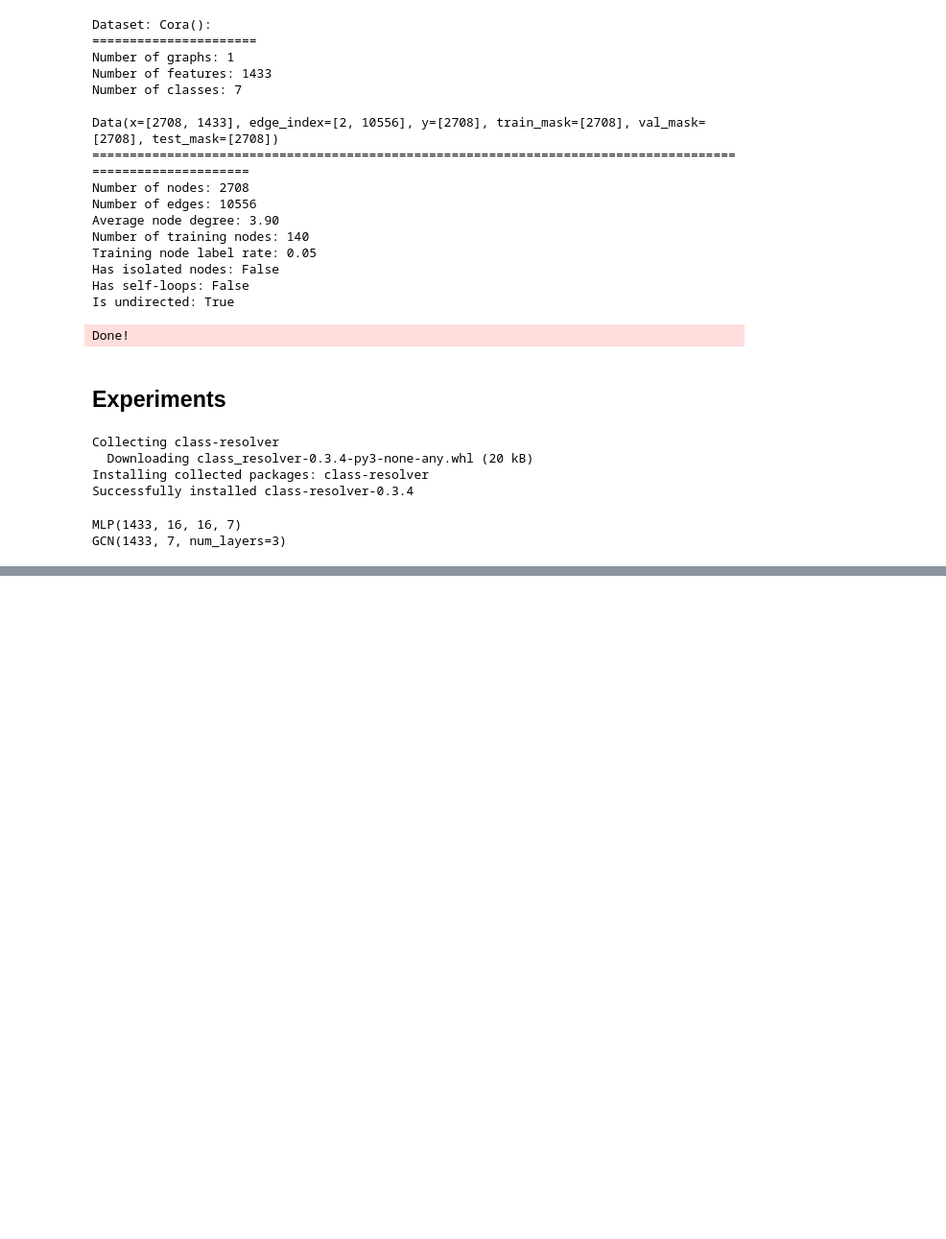
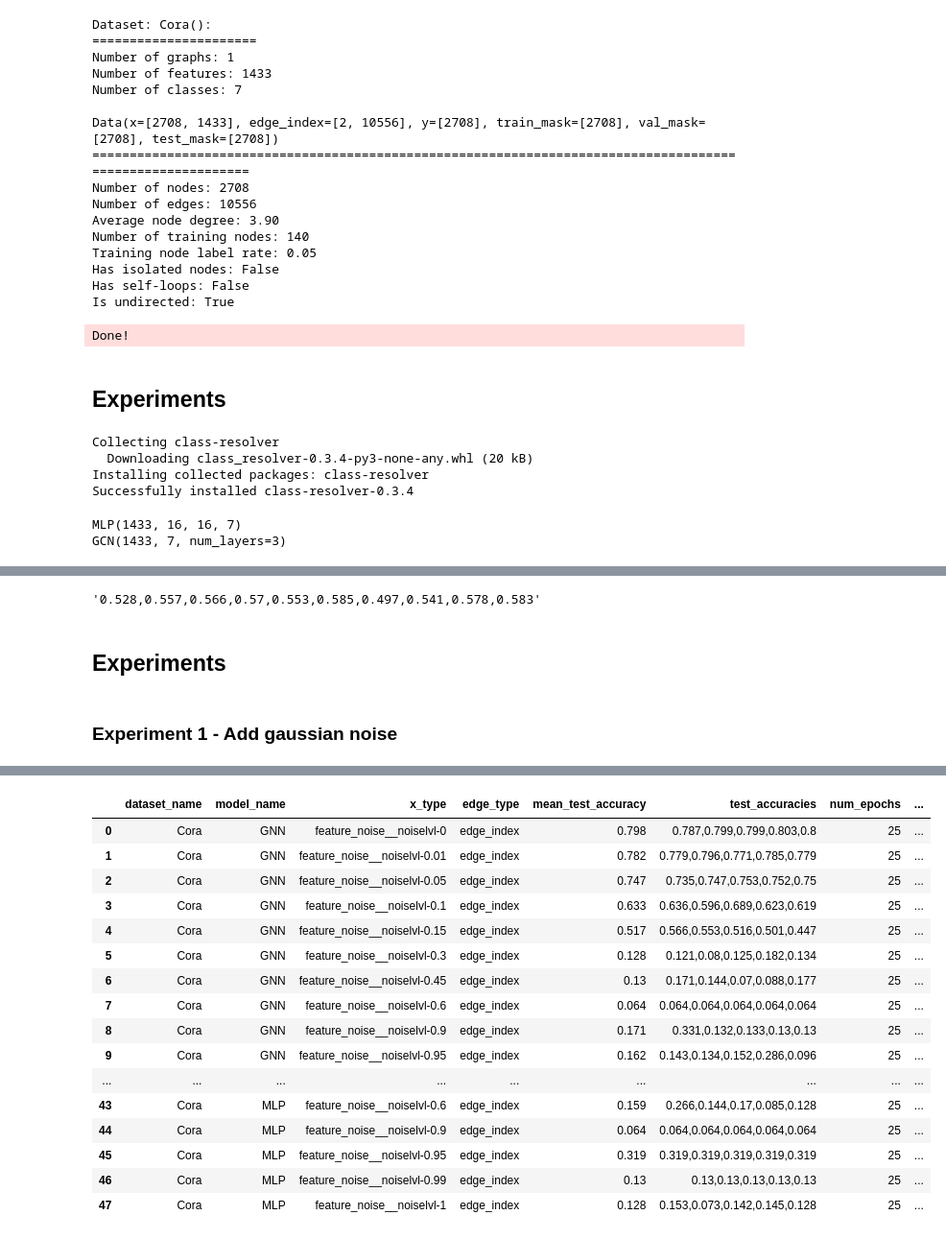
Before and after one commit to camligorkem/cs-260c-project-Robust-GNNs, a Jupyter notebook: CS_260_Node_Classification_Experiments_GC.ipynb, the cells around one changed output, grey strips where cells are left out. Shown at 96% size. Saved outputs shown, nothing was run; the diff lists cells and outputs as text; code cells hidden in the pictures; blank space fills up the shorter version.

Commit message:
new runs of the experiments -- Created using Colaboratory

```diff
--- a/CS_260_Node_Classification_Experiments_GC.ipynb
+++ b/CS_260_Node_Classification_Experiments_GC.ipynb
@@ -713,0 +551,15 @@ exp_df3
+# %%
+# Optimized Model Params
+
+model_params = {
+    'GNN':{'in_channels':1433, 'hidden_channels':30, 'out_channels':7, 'num_layers':2, 'dropout':0.2, 'aggr' :'add'},
+    'GAT':{'in_channels':1433, 'hidden_channels':15, 'out_channels':7, 'num_layers':2, 'dropout':0.2},
+    'Graphsage':{'in_channels':1433, 'hidden_channels': 42, 'out_channels':7, 'num_layers':2, 'dropout':0.2},
+    'MLP': {'in_channels':1433, 'hidden_channels':100,  'out_channels':7, 'num_layers':2, 'dropout': 0.2 },
+}
+opt_params = {
+    'GNN':{'lr':0.05, 'weight_decay':1e-6},
+    'GAT':{'lr':0.05, 'weight_decay':5e-4},
+    'Graphsage':{'lr':0.05, 'weight_decay':5e-4},
+    'MLP':{'lr':0.05, 'weight_decay':0.001},
+}
@@ -713,0 +624,4 @@ exp_df3
+# %%
+exp_gaussian_feats_df['test_accuracies'][0]
+# %% [output]
+'0.528,0.557,0.566,0.57,0.553,0.585,0.497,0.541,0.578,0.583'
@@ -713,0 +633,41 @@ exp_df3
+# %% [markdown]
+## Experiments
+# %% [markdown]
+### Experiment 1 - Add gaussian noise
+# %%
+folder_name = 'exp_results/results_v5'
+bidirectional_type = False
+post_fix= f'_bidirectional_{bidirectional_type}'
+num_repeat = 5
+# %%
+# noise data creation example: remove edges -- strategy 2: remove from selected nodes
+
+# **** DONT forget to change this *****
+EXPERIMENT_FILENAME = f'./{folder_name}/Experiment_1_add_gaussian_noise{post_fix}.csv'
+# **** DONT forget to change this *****
+
+data = data.to('cpu')
+
+feature_noise_params = {'data':data}
+noise_info = {'noise_type':'feature_noise', 'params':feature_noise_params, \
+              'noise_levels':[0, 0.01, 0.05, 0.1, 0.15, 0.3, 0.45, 0.6, 0.9, 0.95, 0.99, 1 ],\
+              'noise_param_name':'noise_level'}
+
+noise_var_names_feat_exp = create_noised_data_for_experiment(data=data, noise_info=noise_info)
+print(data)
+
+# Experiment on edge removal - strategy- nodes
+# Put names of the models we want to use for this experiment type
+data = data.to('cuda:0')
+model_names = ['GNN', 'GAT', 'Graphsage', 'MLP']
+exp_rm_random_nodes_df = experiment(dataset_name=dataset_name, model_names=model_names,
+                                    model_params=model_params, opt_params=opt_params,
+                                    data=data, x_types=noise_var_names_feat_exp, edge_types=['edge_index'],
+                                    noise_info=noise_info, num_epochs=25, repeat_num=num_repeat, print_updates=True)
+
+# Do for node strategies only
+# exp_rm_random_nodes_df[['choose_type', 'bidirectional','k_nodes','noise_level']] = exp_rm_random_nodes_df.apply(lambda x: [s.split('-')[-1] for s in x['edge_type'].split('_') if '-' in s], axis=1, result_type='expand')
+data = data.to('cpu')
+exp_rm_random_nodes_df.to_csv(EXPERIMENT_FILENAME)
+exp_rm_random_nodes_df
+# %% [output]
@@ -713,0 +691,17 @@ exp_df3
+|  | dataset_name | model_name | x_type | edge_type | mean_test_accuracy | test_accuracies | num_epochs | ... |
+| 0 | Cora | GNN | feature_noise__noiselvl-0 | edge_index | 0.798 | 0.787,0.799,0.799,0.803,0.8 | 25 | ... |
+| 1 | Cora | GNN | feature_noise__noiselvl-0.01 | edge_index | 0.782 | 0.779,0.796,0.771,0.785,0.779 | 25 | ... |
+| 2 | Cora | GNN | feature_noise__noiselvl-0.05 | edge_index | 0.747 | 0.735,0.747,0.753,0.752,0.75 | 25 | ... |
+| 3 | Cora | GNN | feature_noise__noiselvl-0.1 | edge_index | 0.633 | 0.636,0.596,0.689,0.623,0.619 | 25 | ... |
+| 4 | Cora | GNN | feature_noise__noiselvl-0.15 | edge_index | 0.517 | 0.566,0.553,0.516,0.501,0.447 | 25 | ... |
+| 5 | Cora | GNN | feature_noise__noiselvl-0.3 | edge_index | 0.128 | 0.121,0.08,0.125,0.182,0.134 | 25 | ... |
+| 6 | Cora | GNN | feature_noise__noiselvl-0.45 | edge_index | 0.13 | 0.171,0.144,0.07,0.088,0.177 | 25 | ... |
+| 7 | Cora | GNN | feature_noise__noiselvl-0.6 | edge_index | 0.064 | 0.064,0.064,0.064,0.064,0.064 | 25 | ... |
+| 8 | Cora | GNN | feature_noise__noiselvl-0.9 | edge_index | 0.171 | 0.331,0.132,0.133,0.13,0.13 | 25 | ... |
+| 9 | Cora | GNN | feature_noise__noiselvl-0.95 | edge_index | 0.162 | 0.143,0.134,0.152,0.286,0.096 | 25 | ... |
+| ... | ... | ... | ... | ... | ... | ... | ... | ... |
+| 43 | Cora | MLP | feature_noise__noiselvl-0.6 | edge_index | 0.159 | 0.266,0.144,0.17,0.085,0.128 | 25 | ... |
+| 44 | Cora | MLP | feature_noise__noiselvl-0.9 | edge_index | 0.064 | 0.064,0.064,0.064,0.064,0.064 | 25 | ... |
+| 45 | Cora | MLP | feature_noise__noiselvl-0.95 | edge_index | 0.319 | 0.319,0.319,0.319,0.319,0.319 | 25 | ... |
+| 46 | Cora | MLP | feature_noise__noiselvl-0.99 | edge_index | 0.13 | 0.13,0.13,0.13,0.13,0.13 | 25 | ... |
+| 47 | Cora | MLP | feature_noise__noiselvl-1 | edge_index | 0.128 | 0.153,0.073,0.142,0.145,0.128 | 25 | ... |
```
Also changed, not shown: parts of 44 cells of this notebook.
